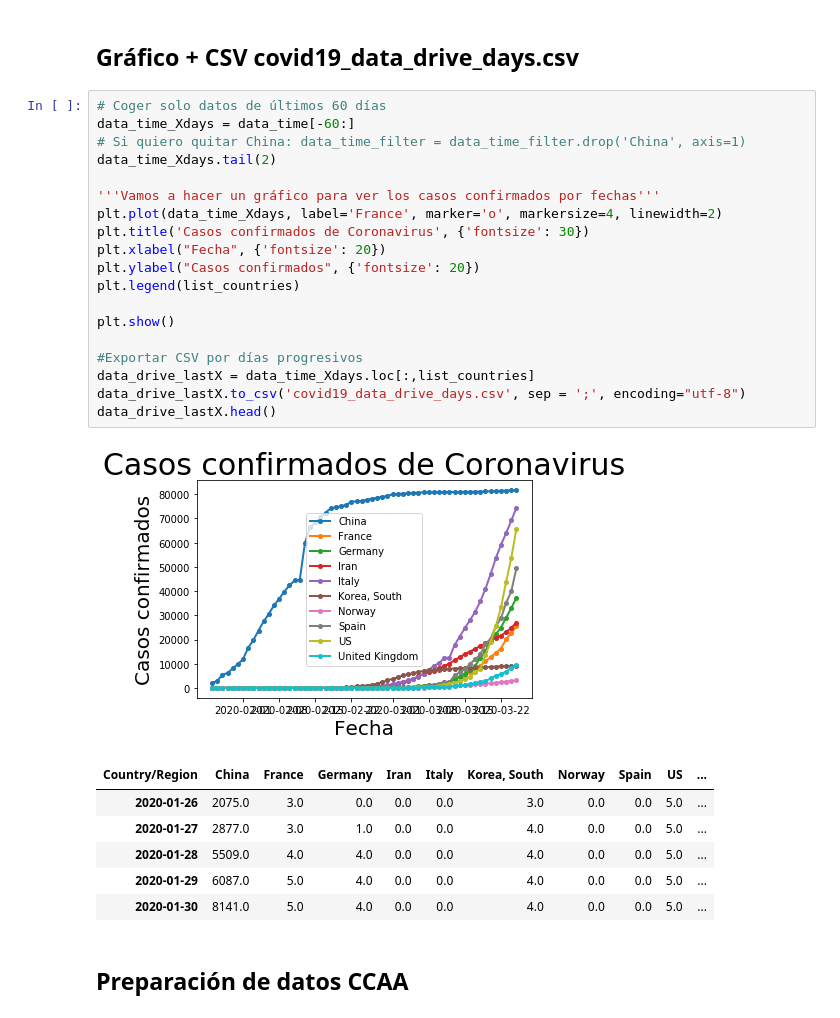
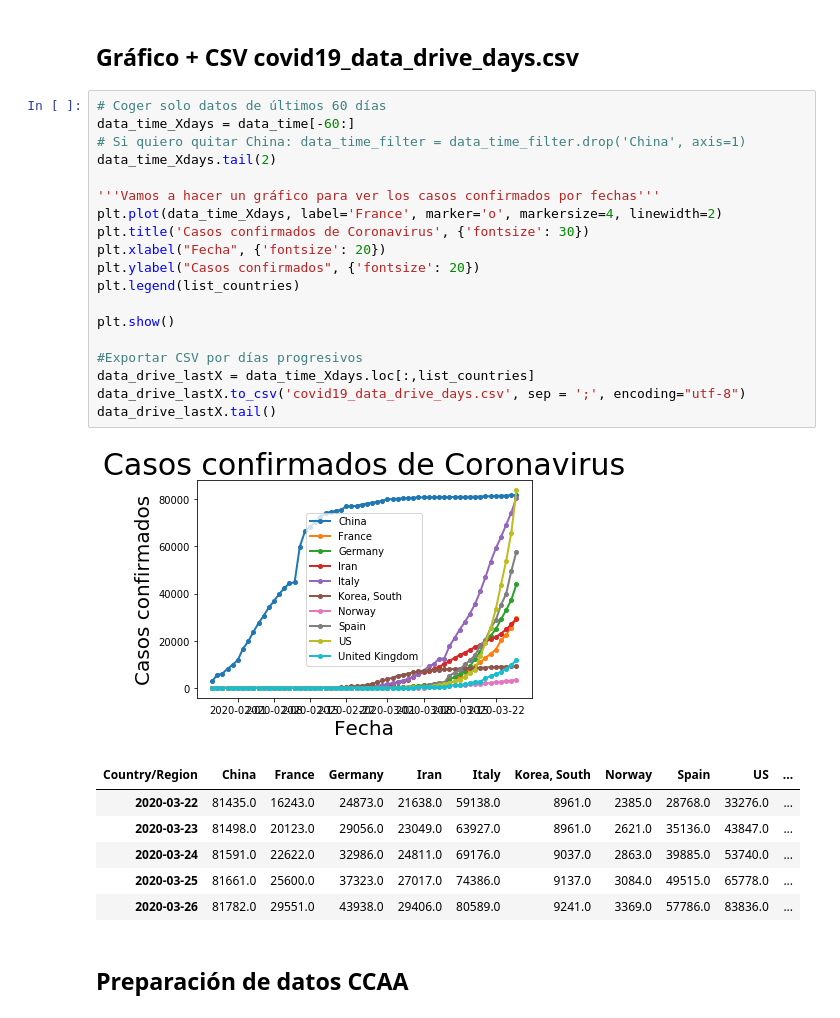
Before and after one commit to akakicreations/ejercicios-casuales-github, a Jupyter notebook: covid19-exercise/covid19_notebook_WEB.ipynb, the cells around one changed output. Cells and saved outputs as stored; diff of their text form.

```diff
--- a/covid19-exercise/covid19_notebook_WEB.ipynb
+++ b/covid19-exercise/covid19_notebook_WEB.ipynb
@@ -135,30 +135,30 @@ data_drive_from100cases.tail()
 # %%
 # Coger solo datos de últimos 60 días
 data_time_Xdays = data_time[-60:]
 # Si quiero quitar China: data_time_filter = data_time_filter.drop('China', axis=1)
 data_time_Xdays.tail(2)
 
 '''Vamos a hacer un gráfico para ver los casos confirmados por fechas'''
 plt.plot(data_time_Xdays, label='France', marker='o', markersize=4, linewidth=2)
 plt.title('Casos confirmados de Coronavirus', {'fontsize': 30})
 plt.xlabel("Fecha", {'fontsize': 20})
 plt.ylabel("Casos confirmados", {'fontsize': 20})
 plt.legend(list_countries)
 
 plt.show()
 
 #Exportar CSV por días progresivos
 data_drive_lastX = data_time_Xdays.loc[:,list_countries]
 data_drive_lastX.to_csv('covid19_data_drive_days.csv', sep = ';', encoding="utf-8")
-data_drive_lastX.head()
+data_drive_lastX.tail()
 # %% [output]
-[figure, old version]
+[figure, new version]
 | Country/Region | China | France | Germany | Iran | Italy | Korea, South | Norway | Spain | US | ... |
-| 2020-01-26 | 2075.0 | 3.0 | 0.0 | 0.0 | 0.0 | 3.0 | 0.0 | 0.0 | 5.0 | ... |
-| 2020-01-27 | 2877.0 | 3.0 | 1.0 | 0.0 | 0.0 | 4.0 | 0.0 | 0.0 | 5.0 | ... |
-| 2020-01-28 | 5509.0 | 4.0 | 4.0 | 0.0 | 0.0 | 4.0 | 0.0 | 0.0 | 5.0 | ... |
-| 2020-01-29 | 6087.0 | 5.0 | 4.0 | 0.0 | 0.0 | 4.0 | 0.0 | 0.0 | 5.0 | ... |
-| 2020-01-30 | 8141.0 | 5.0 | 4.0 | 0.0 | 0.0 | 4.0 | 0.0 | 0.0 | 5.0 | ... |
+| 2020-03-22 | 81435.0 | 16243.0 | 24873.0 | 21638.0 | 59138.0 | 8961.0 | 2385.0 | 28768.0 | 33276.0 | ... |
+| 2020-03-23 | 81498.0 | 20123.0 | 29056.0 | 23049.0 | 63927.0 | 8961.0 | 2621.0 | 35136.0 | 43847.0 | ... |
+| 2020-03-24 | 81591.0 | 22622.0 | 32986.0 | 24811.0 | 69176.0 | 9037.0 | 2863.0 | 39885.0 | 53740.0 | ... |
+| 2020-03-25 | 81661.0 | 25600.0 | 37323.0 | 27017.0 | 74386.0 | 9137.0 | 3084.0 | 49515.0 | 65778.0 | ... |
+| 2020-03-26 | 81782.0 | 29551.0 | 43938.0 | 29406.0 | 80589.0 | 9241.0 | 3369.0 | 57786.0 | 83836.0 | ... |
 # %% [markdown]
 ## Preparación de datos CCAA
 # %%
```
Also changed, not shown: parts of 10 cells of this notebook.
